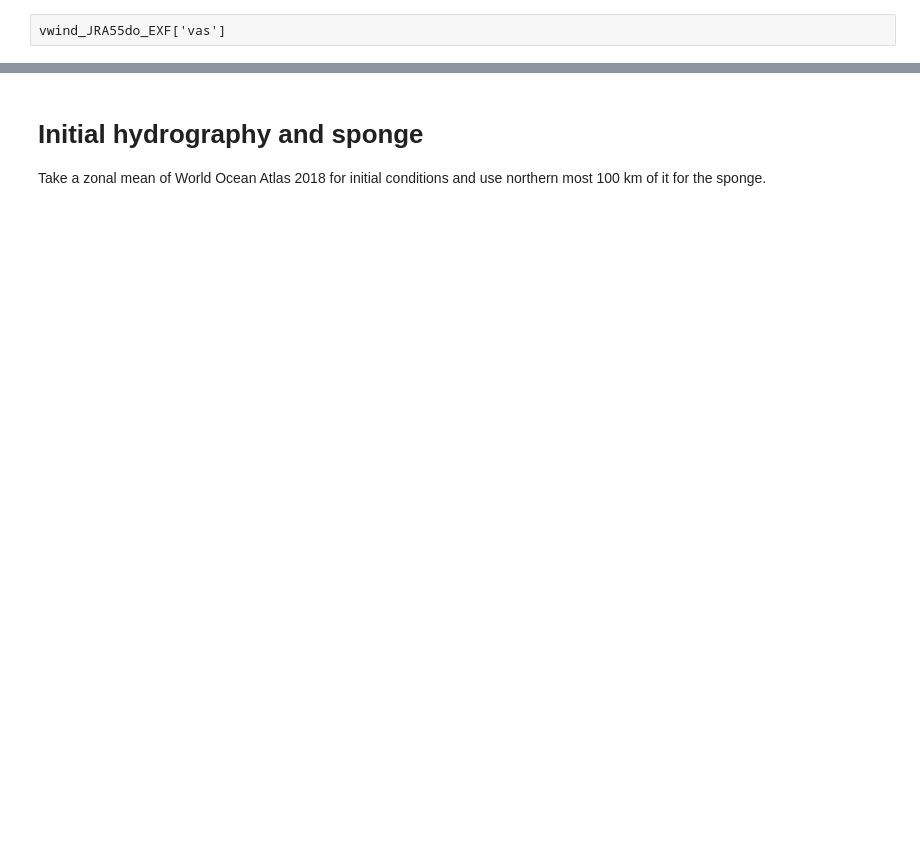
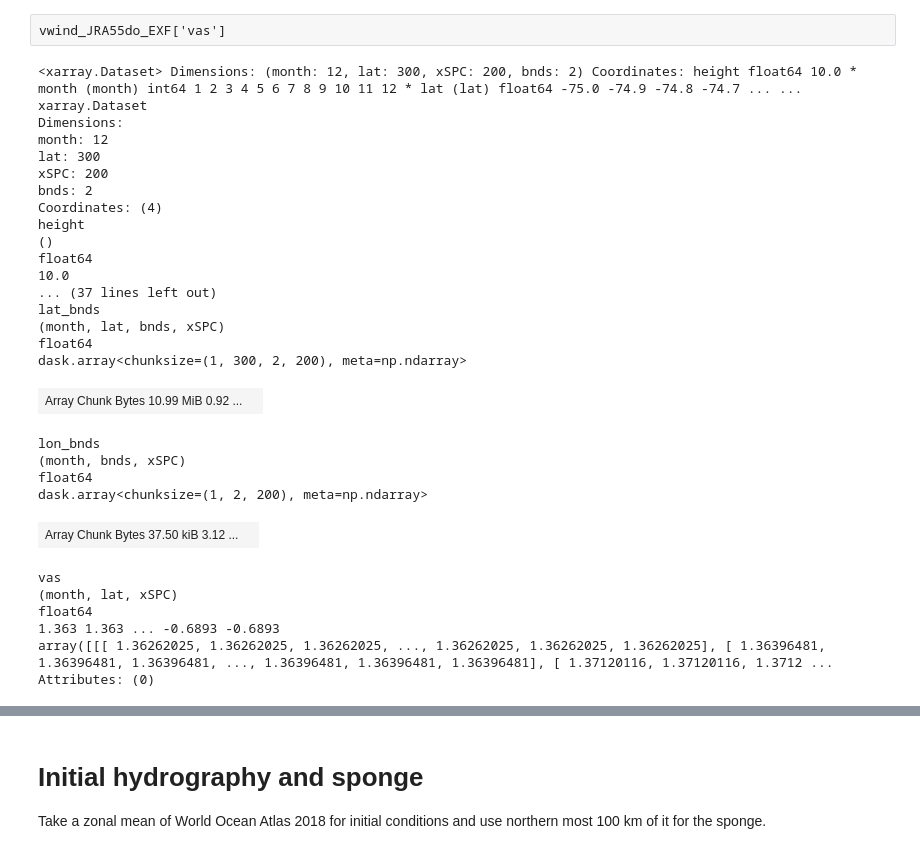
Before and after one commit to edoddridge/SO-channel-embayment, a Jupyter notebook: setup/Model setup.ipynb, the cells around one changed output, grey strips where cells are left out. Cells and saved outputs as stored; diff of their text form; code cells hidden in the pictures; blank space fills up the shorter version.

```diff
--- a/setup/Model setup.ipynb
+++ b/setup/Model setup.ipynb
@@ -290,3 +280,35 @@ vwind_JRA55do_EXF = vwind_JRA55do_EXF*xr.DataArray(np.ones([nx]), coords={'xSPC'
 vwind_JRA55do_EXF['vas'].load().data.astype('>f4').tofile('{0}vwind_JRA55do_EXF.bin'.format(input_dir))
 # %% [raw]
 vwind_JRA55do_EXF['vas']
+# %%
+vwind_JRA55do_EXF
+# %% [output]
+<xarray.Dataset> Dimensions: (month: 12, lat: 300, xSPC: 200, bnds: 2) Coordinates: height float64 10.0 * month (month) int64 1 2 3 4 5 6 7 8 9 10 11 12 * lat (lat) float64 -75.0 -74.9 -74.8 -74.7 ... ...
+xarray.Dataset
+Dimensions:
+month: 12
+lat: 300
+xSPC: 200
+bnds: 2
+Coordinates: (4)
+height
+()
+float64
+10.0
+... (37 lines left out)
+lat_bnds
+(month, lat, bnds, xSPC)
+float64
+dask.array<chunksize=(1, 300, 2, 200), meta=np.ndarray>
+| Array Chunk Bytes 10.99 MiB 0.92 ... |  |
+lon_bnds
+(month, bnds, xSPC)
+float64
+dask.array<chunksize=(1, 2, 200), meta=np.ndarray>
+| Array Chunk Bytes 37.50 kiB 3.12 ... |  |
+vas
+(month, lat, xSPC)
+float64
+1.363 1.363 ... -0.6893 -0.6893
+array([[[ 1.36262025, 1.36262025, 1.36262025, ..., 1.36262025, 1.36262025, 1.36262025], [ 1.36396481, 1.36396481, 1.36396481, ..., 1.36396481, 1.36396481, 1.36396481], [ 1.37120116, 1.37120116, 1.3712 ...
+Attributes: (0)
```
Also changed, not shown: parts of 15 cells of this notebook.
